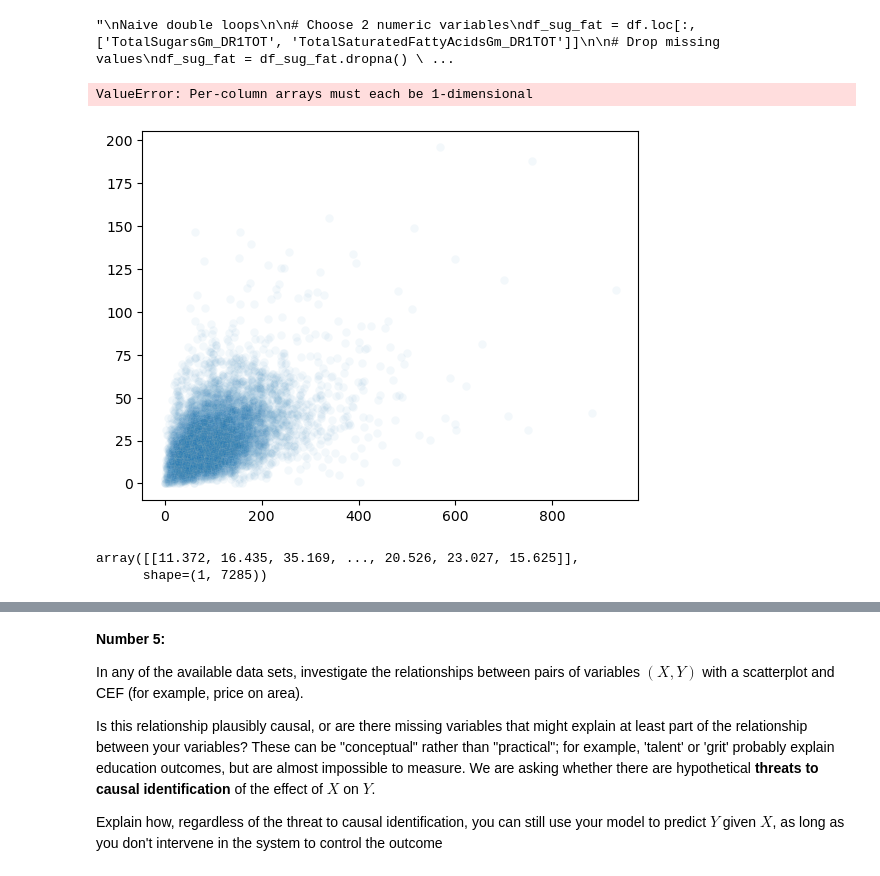
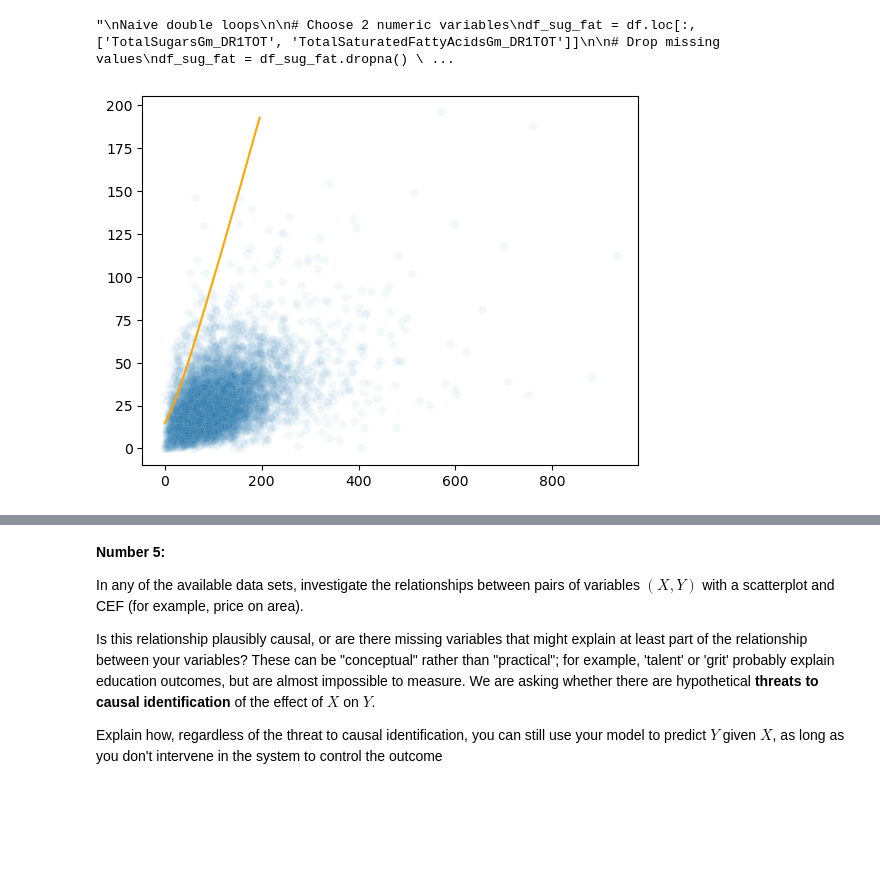
Before and after one commit to caroline-kranefuss/understanding_uncertainty, a Jupyter notebook: assignment3.ipynb, the cells around one changed output, grey strips where cells are left out. Saved outputs shown, nothing was run; the diff lists cells and outputs as text; code cells hidden in the pictures; blank space fills up the shorter version.

```diff
--- a/assignment3.ipynb
+++ b/assignment3.ipynb
@@ -355,34 +355,37 @@ class Estimator():
         return z, u, silverman
 
     def compute_kernel(self):
         """ A function to calculate the kernel value at each value of z"""
         u, silverman = self.compute_variables()[1:3]
         kernel_at_z = np.exp(-(u)**2/(2*silverman**2))/(np.sqrt(2*np.pi) * silverman) # Using Gaussian kernel
         # ^ You want k OF u so calculate u then plug it in to find the kernel value at each value of z
         return kernel_at_z
 
     def compute_lcls(self):
         """ A function to compute the LCLS """
         numerator = y@self.compute_kernel()
         denominator = np.sum(self.compute_kernel(), axis=0)
         y_hat = numerator/denominator
         return y_hat
 
     def plot(self, data, x, y):
         sns.scatterplot(x=np.asarray(self.x).reshape(-1), y=np.asarray(self.y).reshape(-1), alpha=0.05)
-        sns.lineplot(x=self.compute_variables()[0], y=self.compute_lcls(), color='orange')
+        z = self.compute_variables()[0]
+        z_arr = np.squeeze(np.asarray(z)) # "Unreshape" z, which is currently derived from x reshaped and is in the wrong shape
+        y_hat = self.compute_lcls()
+        y_hat_arr = np.squeeze(np.asarray(y_hat)) # "Unreshape" y_hat, which is currently derived from y reshaped and is in the wrong shape
+        sns.lineplot(x=z_arr, y=y_hat_arr, color='orange')
 
 estimator = Estimator(df_sug_fat, df_sug_fat['TotalSugarsGm_DR1TOT'], df_sug_fat['TotalSaturatedFattyAcidsGm_DR1TOT'])
 
 # print(estimator)
 
-# Estimator.compute_variables(estimator)
+Estimator.compute_variables(estimator)[0]
 
 # Estimator.compute_kernel(estimator)
 
 # Estimator.compute_lcls(estimator)
 
 Estimator.plot(estimator, df_sug_fat, df_sug_fat['TotalSugarsGm_DR1TOT'], df_sug_fat['TotalSaturatedFattyAcidsGm_DR1TOT'])
 # %% [output]
-ValueError: Per-column arrays must each be 1-dimensional
-[figure, old version]
+[figure, new version]
@@ -391,5 +391,0 @@ self = Estimator( df_sug_fat, df_sug_fat['TotalSugarsGm_DR1TOT'], df_sug_fat['To
-# %%
-self.y
-# %% [output]
-array([[11.372, 16.435, 35.169, ..., 20.526, 23.027, 15.625]],
-      shape=(1, 7285))
```
Also changed, not shown: parts of 6 cells of this notebook.
